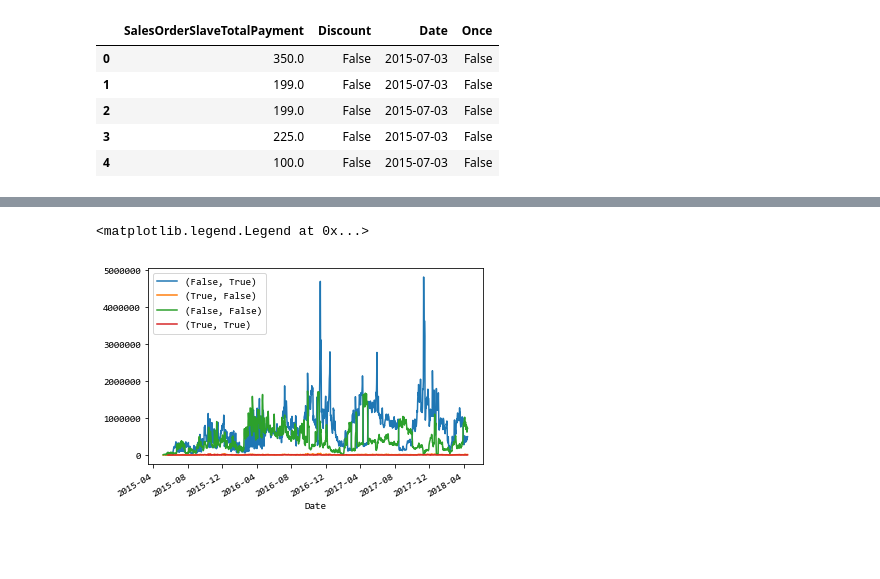
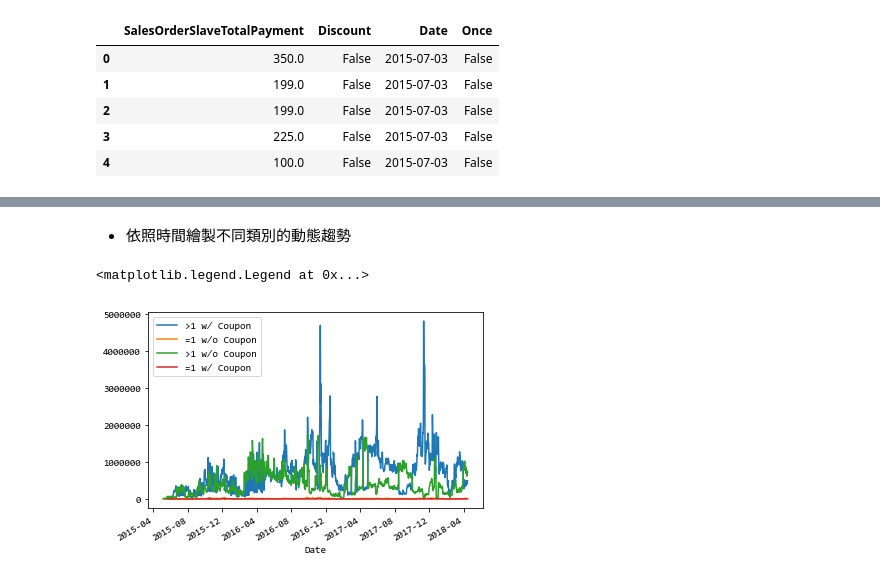
Before and after one commit to snowflakedong/107-1_Python_Project, a Jupyter notebook: Week_3/Homework.ipynb, the cells around one changed output, grey strips where cells are left out. Cells and saved outputs as stored; diff of their text form; code cells hidden in the pictures; blank space fills up the shorter version.

Commit message:
modify plot

```diff
--- a/Week_3/Homework.ipynb
+++ b/Week_3/Homework.ipynb
@@ -92,13 +123,17 @@ statistic.plot.barh()
+# %% [markdown]
+* 依照時間繪製不同類別的動態趨勢
 # %%
 group = data.groupby(['Once', 'Discount'])
 leg = []
+mp = {(False, False) : '>1 w/o Coupon', (False, True) : '>1 w/ Coupon',
+     (True, False) : '=1 w/o Coupon', (True, True) : '=1 w/ Coupon'}
 for gp in group.groups:
-    pic = group.get_group(gp).groupby('Date')['SalesOrderSlaveTotalPayment'].sum().plot(legend = gp)
-    leg.append(gp)
+    pic = group.get_group(gp).groupby('Date')['SalesOrderSlaveTotalPayment'].sum().plot()
+    leg.append(mp[gp])
 pic.legend(leg)
 # %% [output]
 <matplotlib.legend.Legend at 0x...>
-[figure, old version]
+[figure, new version]
 # %%
 #data['Date'] = pd.to_datetime(data['Date'].astype('int'), unit = 'd')
 #data
```
Also changed, not shown: parts of 14 cells of this notebook.
